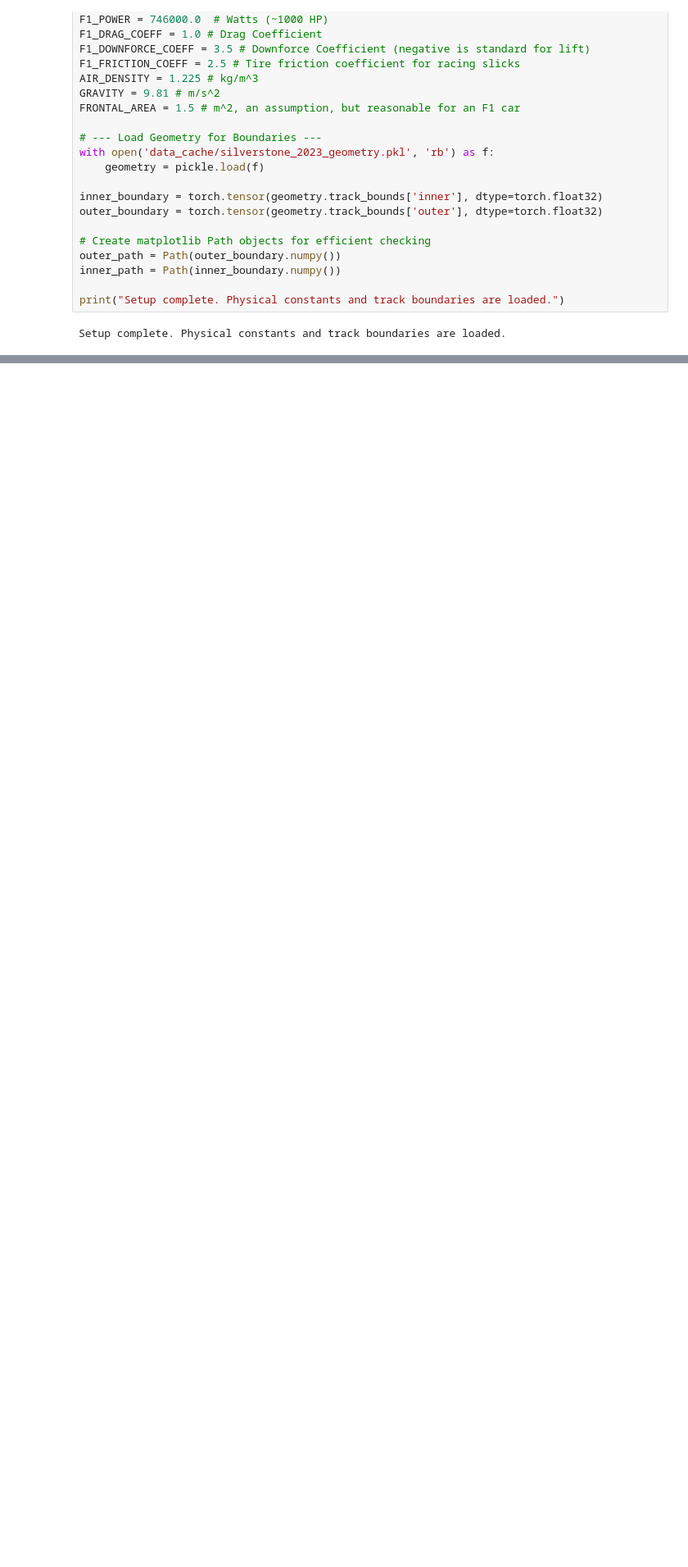
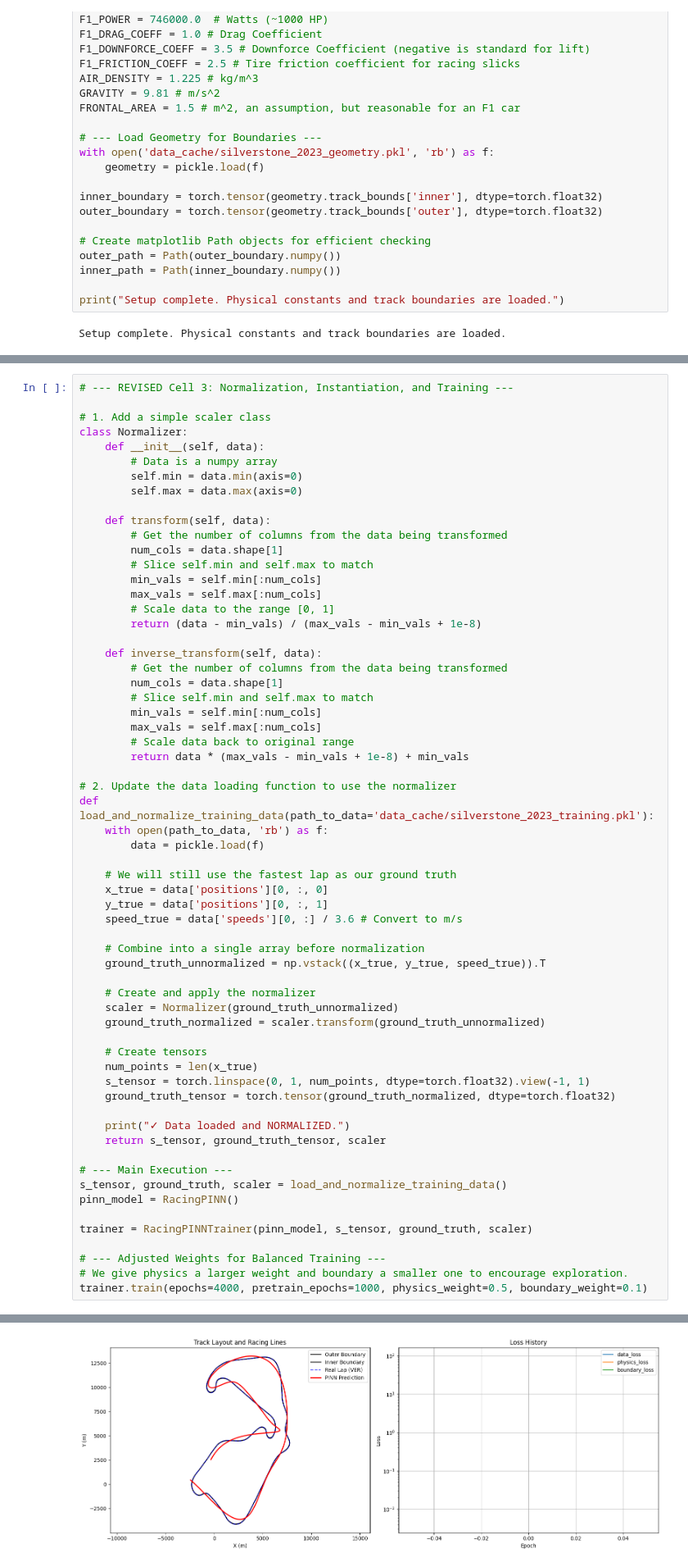
Before and after one commit to Aditya-Agarwal2006/hamiltonian, a Jupyter notebook: src/pinn_model.ipynb, the cells around one changed output, grey strips where cells are left out. Shown at 82% size. Drawn from its saved outputs; the diff is of its cells as text; blank space fills up the shorter version.

```diff
--- a/src/pinn_model.ipynb
+++ b/src/pinn_model.ipynb
@@ -147,0 +286,63 @@ Setup complete. Physical constants and track boundaries are loaded.
+# %%
+# --- REVISED Cell 3: Normalization, Instantiation, and Training ---
+
+# 1. Add a simple scaler class
+class Normalizer:
+    def __init__(self, data):
+        # Data is a numpy array
+        self.min = data.min(axis=0)
+        self.max = data.max(axis=0)
+
+    def transform(self, data):
+        # Get the number of columns from the data being transformed
+        num_cols = data.shape[1]
+        # Slice self.min and self.max to match
+        min_vals = self.min[:num_cols]
+        max_vals = self.max[:num_cols]
+        # Scale data to the range [0, 1]
+        return (data - min_vals) / (max_vals - min_vals + 1e-8)
+
+    def inverse_transform(self, data):
+        # Get the number of columns from the data being transformed
+        num_cols = data.shape[1]
+        # Slice self.min and self.max to match
+        min_vals = self.min[:num_cols]
+        max_vals = self.max[:num_cols]
+        # Scale data back to original range
+        return data * (max_vals - min_vals + 1e-8) + min_vals
+
+# 2. Update the data loading function to use the normalizer
+def load_and_normalize_training_data(path_to_data='data_cache/silverstone_2023_training.pkl'):
+    with open(path_to_data, 'rb') as f:
+        data = pickle.load(f)
+
+    # We will still use the fastest lap as our ground truth
+    x_true = data['positions'][0, :, 0]
+    y_true = data['positions'][0, :, 1]
+    speed_true = data['speeds'][0, :] / 3.6 # Convert to m/s
+
+    # Combine into a single array before normalization
+    ground_truth_unnormalized = np.vstack((x_true, y_true, speed_true)).T
+
+    # Create and apply the normalizer
+    scaler = Normalizer(ground_truth_unnormalized)
+    ground_truth_normalized = scaler.transform(ground_truth_unnormalized)
+
+    # Create tensors
+    num_points = len(x_true)
+    s_tensor = torch.linspace(0, 1, num_points, dtype=torch.float32).view(-1, 1)
+    ground_truth_tensor = torch.tensor(ground_truth_normalized, dtype=torch.float32)
+
+    print("✓ Data loaded and NORMALIZED.")
+    return s_tensor, ground_truth_tensor, scaler
+
+# --- Main Execution ---
+s_tensor, ground_truth, scaler = load_and_normalize_training_data()
+pinn_model = RacingPINN()
+
+trainer = RacingPINNTrainer(pinn_model, s_tensor, ground_truth, scaler)
+
+# --- Adjusted Weights for Balanced Training ---
+# We give physics a larger weight and boundary a smaller one to encourage exploration.
+trainer.train(epochs=4000, pretrain_epochs=1000, physics_weight=0.5, boundary_weight=0.1)
+# %% [output]
@@ -147,0 +366 @@ Setup complete. Physical constants and track boundaries are loaded.
+[figure, added]
```
Also changed, not shown: parts of 2 cells of this notebook.
